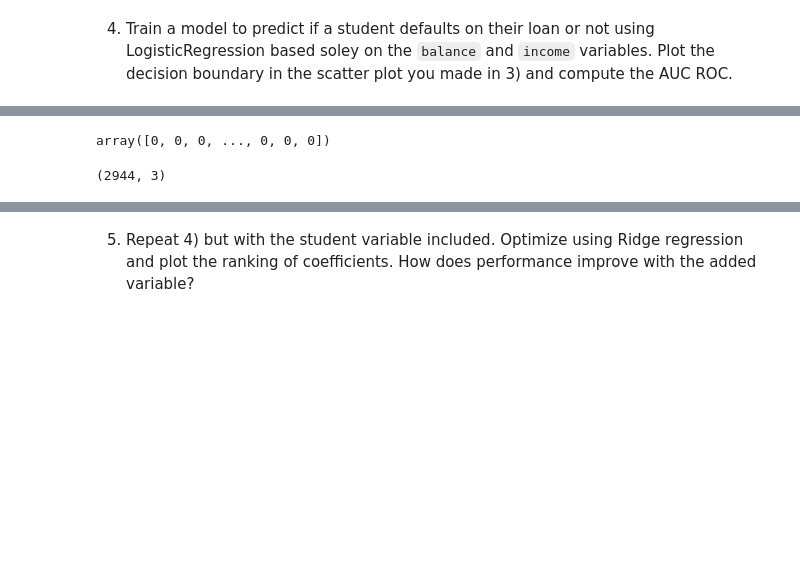
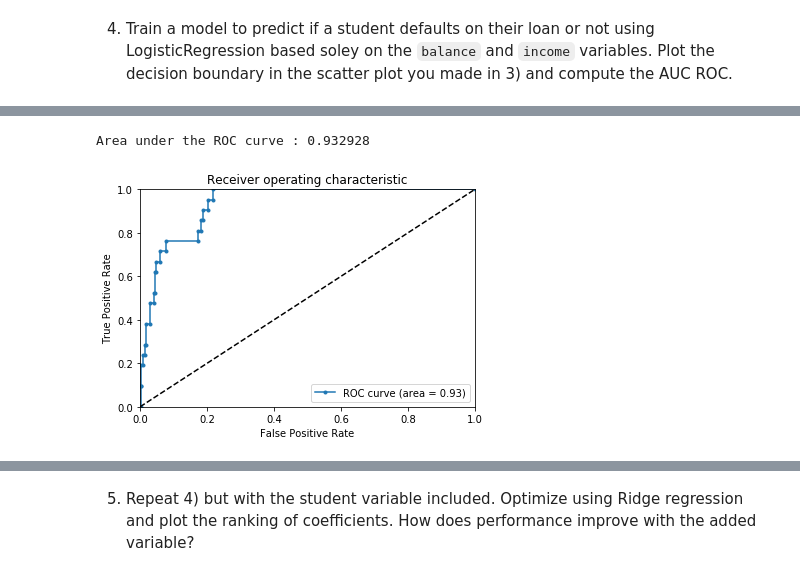
Before and after one commit to Columbia-Intro-Data-Science/python-introduction-vera-feng, a Jupyter notebook: Homework 3 - Classification.ipynb, the cells around one changed output, grey strips where cells are left out. Drawn from its saved outputs; the diff is of its cells as text; code cells hidden in the pictures; blank space fills up the shorter version.

```diff
--- a/Homework 3 - Classification.ipynb
+++ b/Homework 3 - Classification.ipynb
@@ -178,9 +54,67 @@ Area under the ROC curve : 0.932928
-# %%
-np.array(y)
-# %% [output]
-array([0, 0, 0, ..., 0, 0, 0])
-# %%
-X.shape
-# %% [output]
-(2944, 3)
+# %%
+from sklearn.model_selection import train_test_split
+from sklearn.linear_model import LogisticRegression
+from sklearn.utils import shuffle
+from sklearn.metrics import roc_curve, auc
+
+#our dataset
+df_1 = df[df.student != 0]
+y = df_1['default']
+#X = df_1.drop(['default'],1)
+X = df_1.drop(['default','student'],1)
+
+#split the data into training/testing sets
+X_train, X_test, y_train, y_test = train_test_split(
+    X, y, test_size=0.2, random_state=42)
+
+# Create logistic regression object
+regr = LogisticRegression()
+
+# Train the model using the training sets
+regr.fit(X_train, y_train)
+
+#get predicted y values for the testing dataset
+y_predict = regr.predict(X_test)
+
+# Computes the AUC ROC of the classifier.
+def generate_auc(X,y,clf_class,**kwargs):
+
+    # Construct a kfolds object
+    random_state = np.random.RandomState(0)
+
+    # Construct training and testing set.
+    X, y = shuffle(X, y, random_state=random_state)
+    n_samples, n_features = X.shape
+    half = int(n_samples/1.2)
+    X_train, X_test = X[:half], X[half:]
+    y_train, y_test = y[:half], y[half:]
+
+    # Choose SVC classifier.
+    classifier = clf_class(**kwargs)
+    probas_ = classifier.fit(X_train, y_train).predict_proba(X_test)
+
+    fpr, tpr, thresholds = roc_curve(y_test, probas_[:, 1])
+    roc_auc = auc(fpr, tpr)
+    print ("Area under the ROC curve : %f" % roc_auc)
+    return fpr, tpr, roc_auc, thresholds
+
+# Generate ROC  for LR with l1 penalty and C=0.1
+fpr,tpr,roc_auc, thresholds = generate_auc(X,y,LogisticRegression,C=0.1,penalty='l1')
+def generate_ROCplot(fpr,tpr,label,roc_auc):
+    plt.clf()
+    plt.plot(fpr, tpr, '.-',label='ROC curve (area = %0.2f)' % roc_auc)
+    plt.plot([0, 1], [0, 1], 'k--')
+    plt.xlim([0.0, 1.0])
+    plt.ylim([0.0, 1.0])
+    plt.xlabel('False Positive Rate')
+    plt.ylabel('True Positive Rate')
+    plt.title('Receiver operating characteristic')
+    plt.legend(loc="lower right")
+    plt.show()
+
+# Plots ROC
+generate_ROCplot(fpr,tpr,'LR',roc_auc)
+# %% [output]
+Area under the ROC curve : 0.932928
+[figure, added]
 # %%
```
Also changed, not shown: parts of 17 cells of this notebook.
